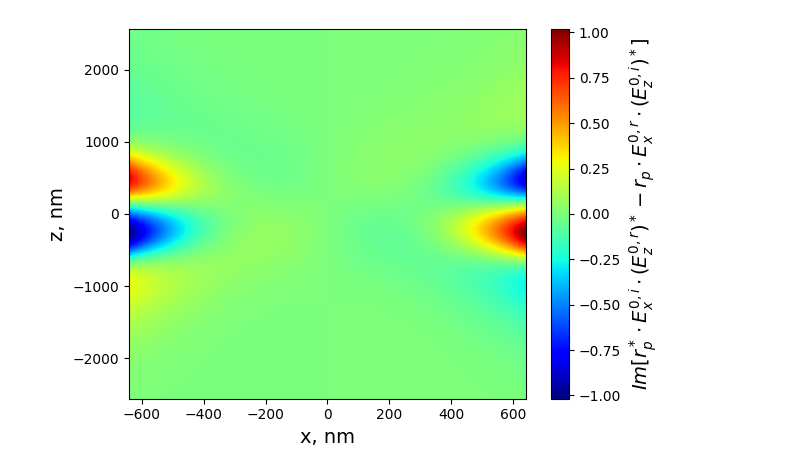
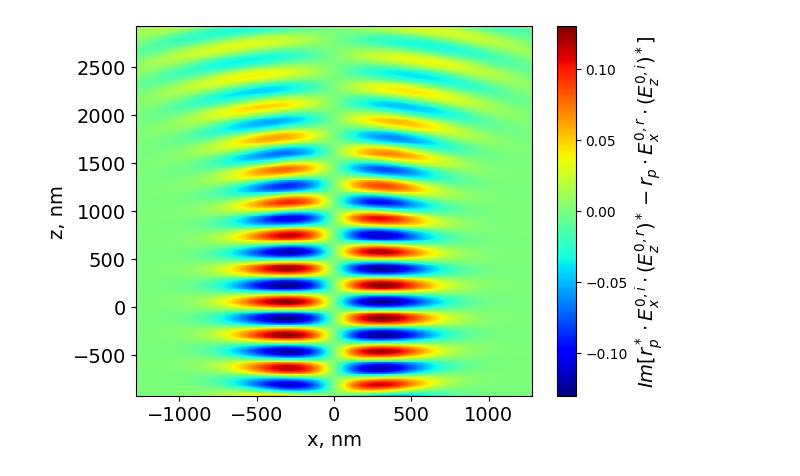
Before and after one commit to SurvivorFish/Mie_SPP_Force-CRACKED, a Jupyter notebook: sign_evaluation.ipynb, the cells around one changed output. Drawn from its saved outputs; the diff is of its cells as text; code cells hidden in the pictures.

```diff
--- a/sign_evaluation.ipynb
+++ b/sign_evaluation.ipynb
@@ -83,10 +88,12 @@ def dxGxz(x, z):
     e = np.exp(-2*1j*z*s)
     return np.imag(eps2**2 * b * zeta**2 / (2*k1**2 * (eps2**2 - 1)) * e)
 # %%
-nx, nz = 400, 1000
+nx, nz = 400, 400
 
-xmesh = np.linspace(-wl, wl, nx)
-zmesh = np.linspace(-4*wl, 4*wl, nz)
+a = 2
+b = 3
+xmesh = np.linspace(-a*wl, a*wl, nx)
+zmesh = f+np.linspace(-b*wl, b*wl, nz)
 
 vals = np.zeros((nz, nx))
 for i in range(nx):
@@ -103,15 +110,16 @@ for i in range(nx):
 # %%
 fig, ax = plt.subplots()
 cmesh = ax.pcolormesh(1e9*xmesh, 1e9*zmesh, vals, cmap='jet')
 cbar = plt.colorbar(cmesh, ax=ax)
 
 # Im [ E_x^{0,i}\\cdot(E_z^{0,i})^*]
 # -|r_p|^2 \\cdot Im [ E_x^{0,r}\\cdot(E_z^{0,r})^*]
 # Im [r_p^* \\cdot E_x^{0,i}\\cdot(E_z^{0,r})^* - r_p \\cdot E_x^{0, r} \\cdot (E_z^{0, i})^*]
 
 cbar.set_label('$Im [r_p^* \\cdot E_x^{0,i}\\cdot(E_z^{0,r})^* - r_p \\cdot E_x^{0, r} \\cdot (E_z^{0, i})^*]$', fontsize=14)
 ax.set_xlabel('x, nm', fontsize=14)
 ax.set_ylabel('z, nm', fontsize=14)
-plt.savefig('/home/uspensky/Изображения/fields_prod_plots/ir_ri_4wl.png', dpi=200)
+ax.tick_params(axis='both', labelsize=14)
+plt.savefig('/home/uspensky/Изображения/fields_prod_plots/ir-ri_wl_extended.png', dpi=200)
 # %% [output]
-[figure, old version]
+[figure, new version]
```
Also changed, not shown: parts of 3 cells of this notebook, 5 other files.
